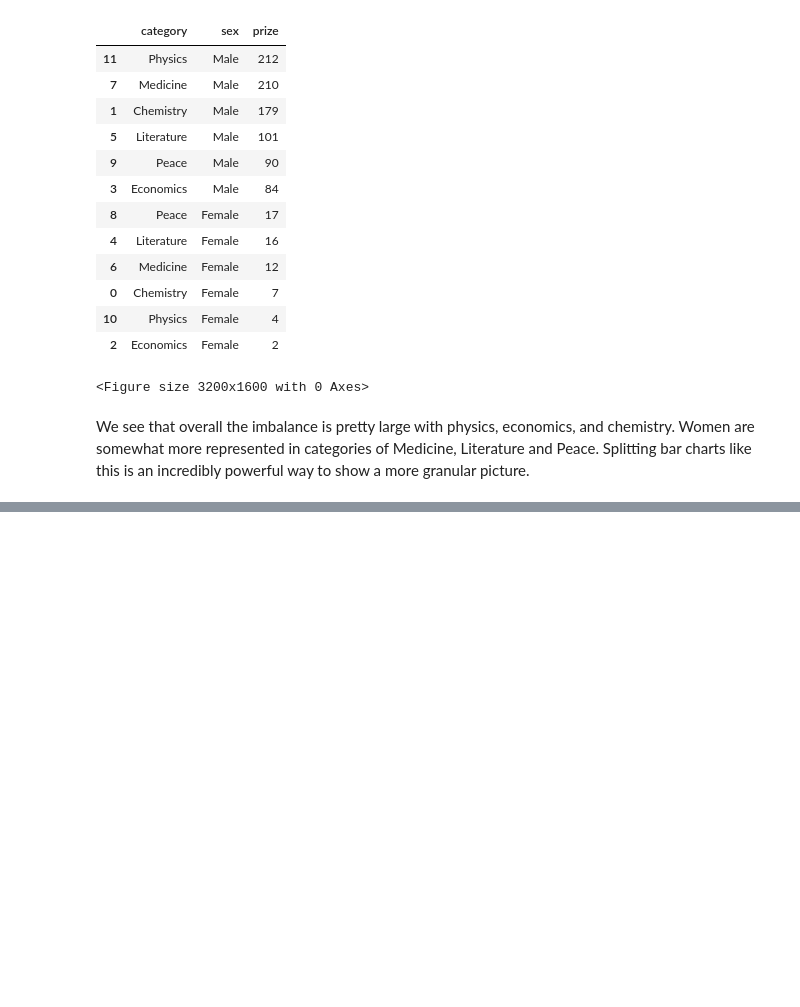
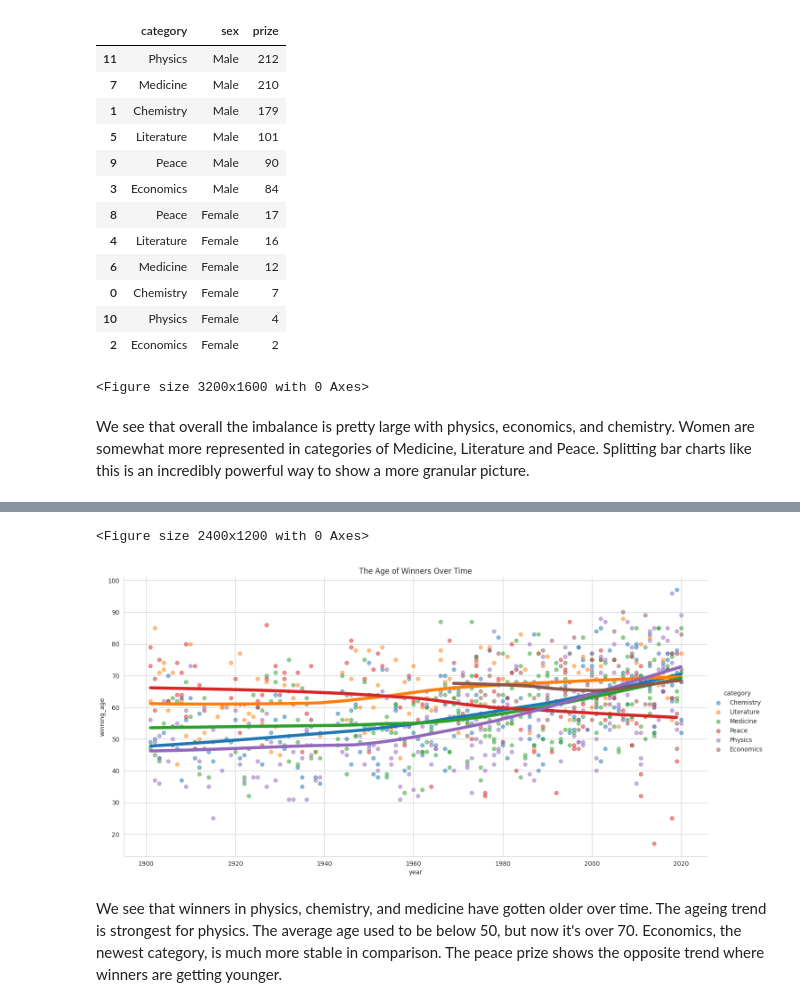
Before and after one commit to muhzinkhan/Nobel-Prize-Analysis-and-Visualization, a Jupyter notebook: Nobel_Prize_Analysis.ipynb, the cells around one changed output, grey strips where cells are left out. Saved outputs shown, nothing was run; the diff lists cells and outputs as text; code cells hidden in the pictures; blank space fills up the shorter version.

```diff
--- a/Nobel_Prize_Analysis.ipynb
+++ b/Nobel_Prize_Analysis.ipynb
@@ -387,0 +787,22 @@ plt.show()
+# %%
+plt.figure(figsize=(8,4), dpi=300)
+with sns.axes_style("whitegrid"):
+    sns.lmplot(data=df_data,
+               x='year',
+               y='winning_age',
+               hue='category',
+               lowess=True,
+               aspect=2,
+               scatter_kws={'alpha': 0.5},
+               line_kws={'linewidth': 5},
+               height=7
+               )
+
+plt.title('The Age of Winners Over Time')
+
+plt.show()
+# %% [output]
+<Figure size 2400x1200 with 0 Axes>
+[figure, added]
+# %% [markdown]
+We see that winners in physics, chemistry, and medicine have gotten older over time. The ageing trend is strongest for physics. The average age used to be below 50, but now it's over 70. Economics, the newest category, is much more stable in comparison. The peace prize shows the opposite trend where winners are getting younger.
```
Also changed, not shown: parts of 56 cells of this notebook.
